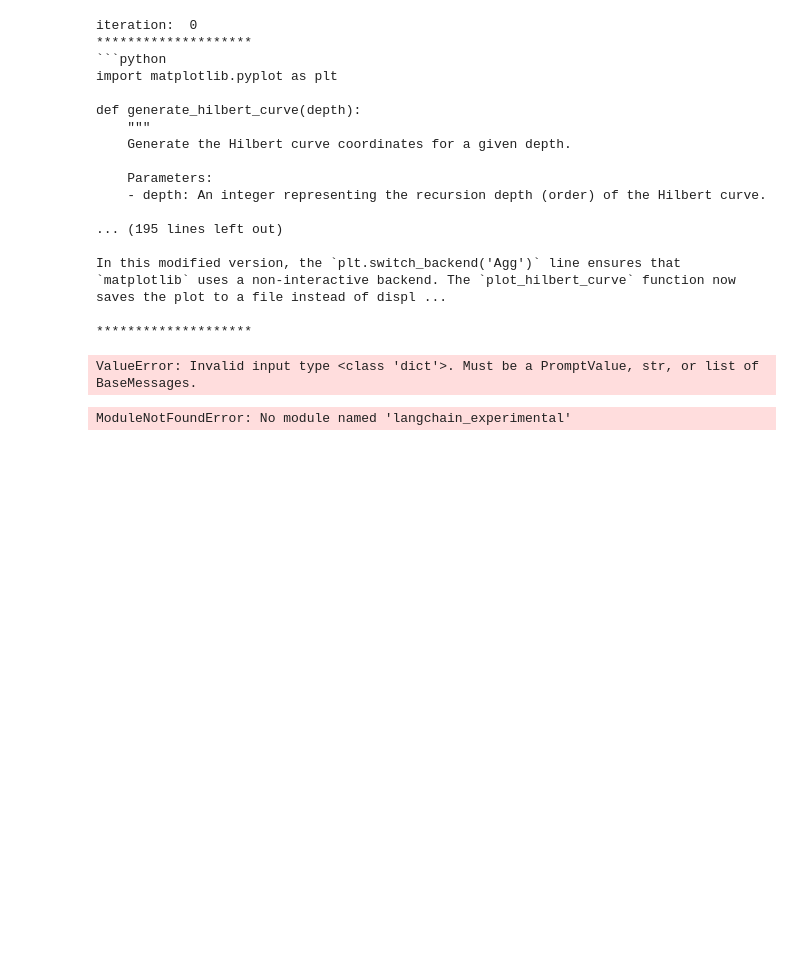
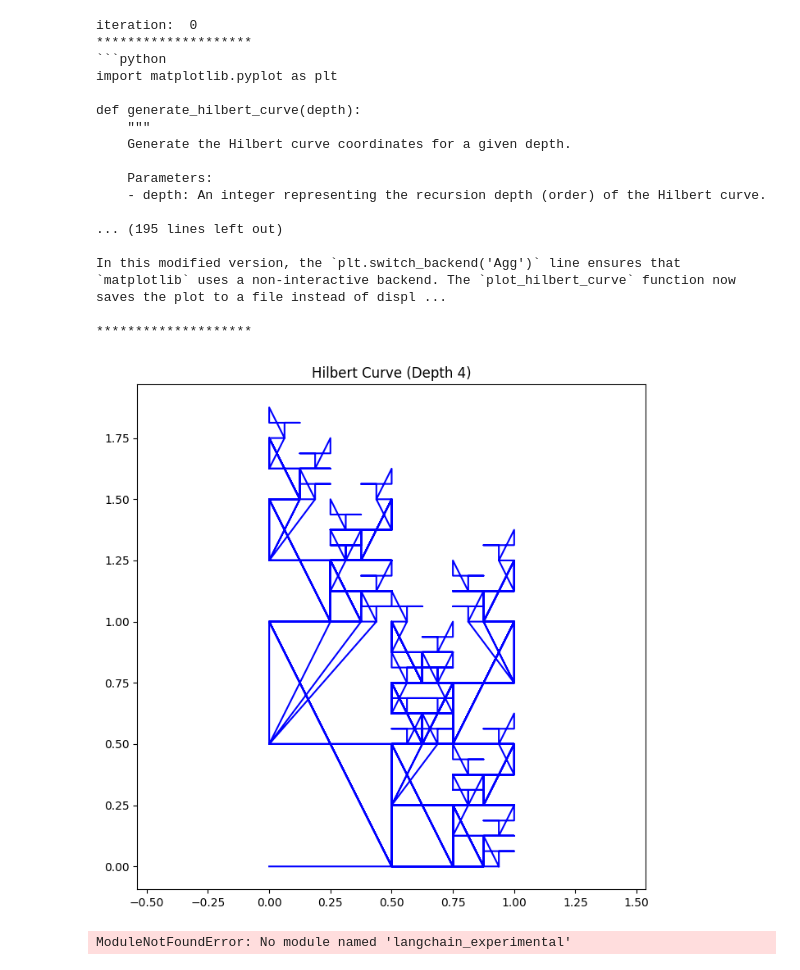
Before and after one commit to gouarin/llm4code, a Jupyter notebook: software_team/demo/from_scratch.ipynb, the cells around one changed output. Cells and saved outputs as stored; diff of their text form; code cells hidden in the pictures; blank space fills up the shorter version.

```diff
--- a/software_team/demo/from_scratch.ipynb
+++ b/software_team/demo/from_scratch.ipynb
@@ -277,11 +361,49 @@ for i in range(10):
 state["messages"].append(AIMessage(response.content))
 # %%
 state["messages"].append(HumanMessage(content=f"This code has the following error.\n\n{result.stderr.strip()} \n\nPlease fix it."))
-# %%
-
-response = llm.invoke(state)
-# %% [output]
-ValueError: Invalid input type <class 'dict'>. Must be a PromptValue, str, or list of BaseMessages.
+# %%
+import matplotlib.pyplot as plt
+
+def generate_hilbert(depth):
+    points = []
+    def helper(n, x0, y0, width, height):
+        if n == 0:
+            points.append((x0, y0))
+        else:
+            half_width = width / 2.0
+            half_height = height / 2.0
+
+            # Top-right quadrant: move right then up
+            helper(n-1, x0 + half_width, y0, half_width, half_height)
+            # Move down to connect to next quadrant
+            points.append((x0 + half_width, y0 + half_height))
+            # Bottom-right quadrant: move down then left
+            helper(n-1, x0 + width, y0 + half_height, -half_width, half_height)
+            # Move left to connect to next quadrant
+            points.append((x0, y0 + half_height))
+            # Bottom-left quadrant: move left then up
+            helper(n-1, x0, y0 + height, half_width, half_height)
+            # Move up to connect to next quadrant
+            points.append((x0 + half_width, y0))
+            # Top-left quadrant: move up then right
+            helper(n-1, x0, y0, width, height)
+    helper(depth, 0.0, 0.0, 1.0, 1.0)
+    return points
+
+def plot_hilbert_curve(coordinates):
+    plt.figure(figsize=(8, 8))
+    plt.plot([x for x, y in coordinates], [y for x, y in coordinates], 'b-')
+    plt.axis('equal')
+    plt.title(f'Hilbert Curve (Depth {depth})')
+    plt.show()
+
+# Example usage:
+if __name__ == "__main__":
+    depth = int(input("Enter the depth of the Hilbert curve: "))
+    coords = generate_hilbert(depth)
+    plot_hilbert_curve(coords)
+# %% [output]
+[figure, added]
 # %%
 # %% [output]
 ModuleNotFoundError: No module named 'langchain_experimental'
```
Also changed, not shown: parts of 3 cells of this notebook, 5 other files.
